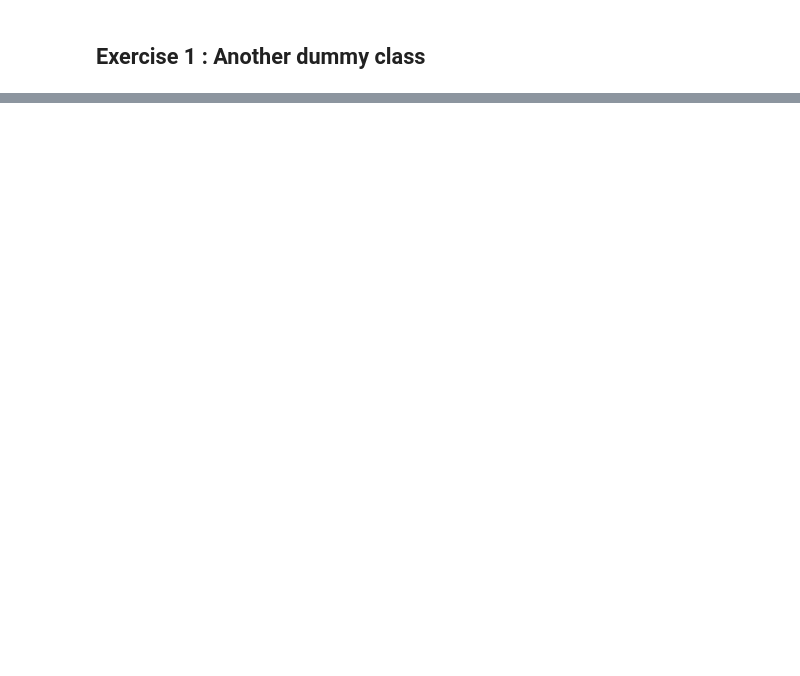
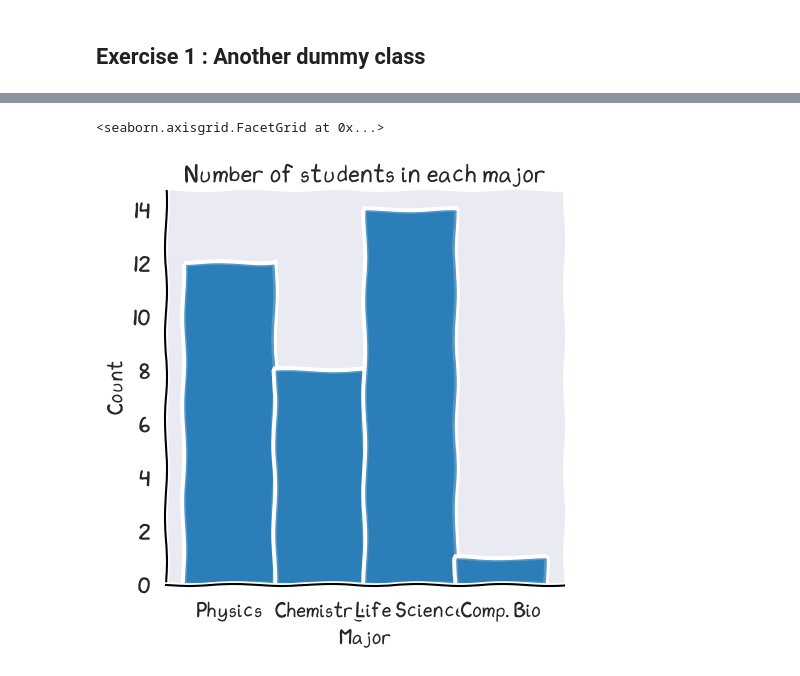
Before and after one commit to SPS-SP2273/learning-portfolio-shawn1368, a Jupyter notebook: pandas/pandas_(need).ipynb, the cells around one changed output, grey strips where cells are left out. Saved outputs shown, nothing was run; the diff lists cells and outputs as text; code cells hidden in the pictures; blank space fills up the shorter version.

```diff
--- a/pandas/pandas_(need).ipynb
+++ b/pandas/pandas_(need).ipynb
@@ -113,0 +624,7 @@ import seaborn as sns
+# %%
+# Using Seaborn
+fig2 = sns.displot(data=dummy_class, x="Major")
+fig2.set(title="Number of students in each major")
+# %% [output]
+<seaborn.axisgrid.FacetGrid at 0x...>
+[figure, added]
```
Also changed, not shown: parts of 65 cells of this notebook.
